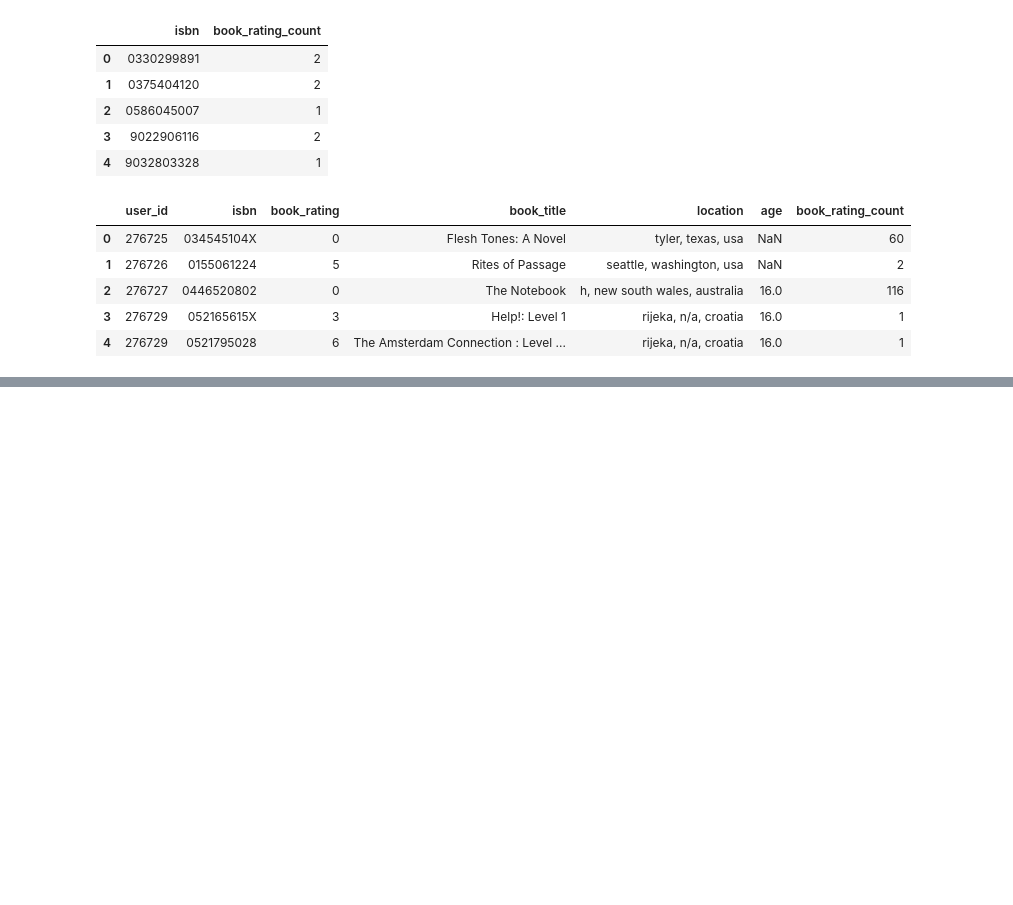
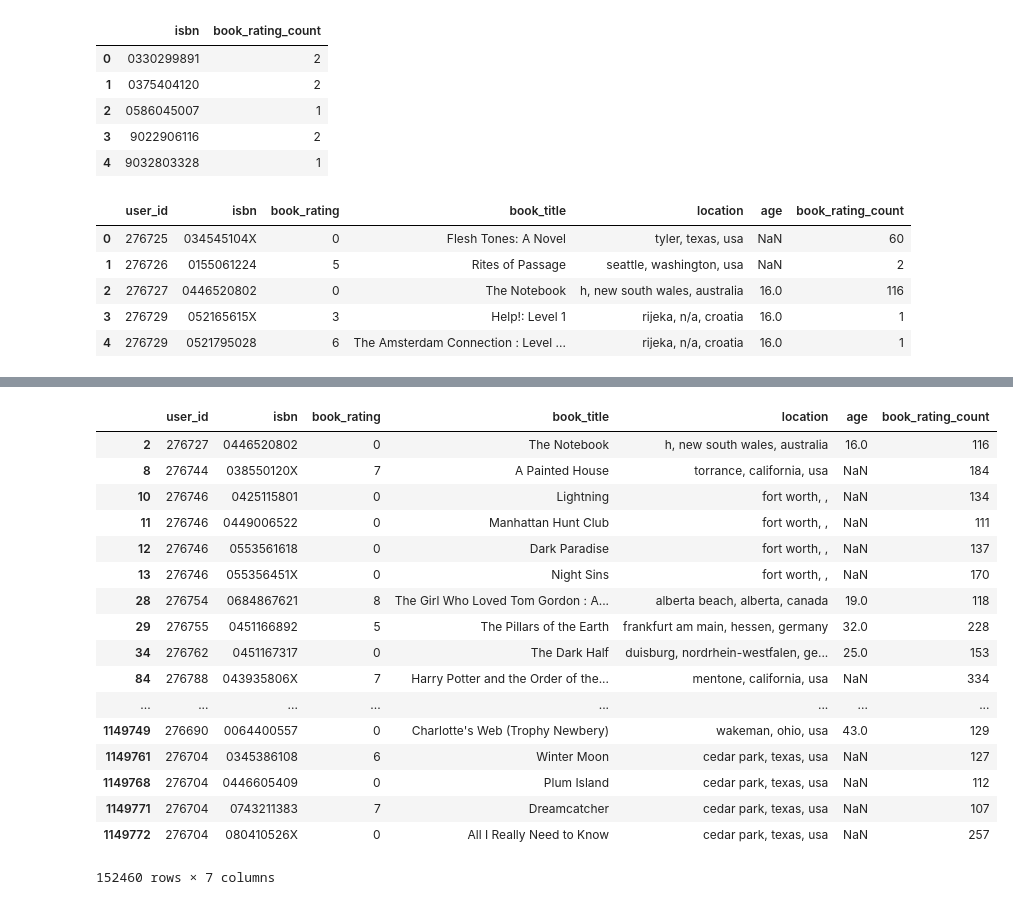
Before and after one commit to sammienjihia/data_science, a Jupyter notebook: knn_bookRecommender.ipynb, the cells around one changed output, grey strips where cells are left out. Saved outputs shown, nothing was run; the diff lists cells and outputs as text; code cells hidden in the pictures; blank space fills up the shorter version.

```diff
--- a/knn_bookRecommender.ipynb
+++ b/knn_bookRecommender.ipynb
@@ -334,0 +357,23 @@ pd_CombinedRateCount[['user_id', 'isbn', 'book_title', 'book_rating_count']][pd_
+# %%
+popularity_threshold = 90
+popular_books = pd_CombinedRateCount.query('book_rating_count >= @popularity_threshold')
+pd_CombinedRateCount[pd_CombinedRateCount['book_rating_count']>=90]
+# %% [output]
+|  | user_id | isbn | book_rating | book_title | location | age | book_rating_count |
+| 2 | 276727 | 0446520802 | 0 | The Notebook | h, new south wales, australia | 16.0 | 116 |
+| 8 | 276744 | 038550120X | 7 | A Painted House | torrance, california, usa | NaN | 184 |
+| 10 | 276746 | 0425115801 | 0 | Lightning | fort worth, , | NaN | 134 |
+| 11 | 276746 | 0449006522 | 0 | Manhattan Hunt Club | fort worth, , | NaN | 111 |
+| 12 | 276746 | 0553561618 | 0 | Dark Paradise | fort worth, , | NaN | 137 |
+| 13 | 276746 | 055356451X | 0 | Night Sins | fort worth, , | NaN | 170 |
+| 28 | 276754 | 0684867621 | 8 | The Girl Who Loved Tom Gordon : A... | alberta beach, alberta, canada | 19.0 | 118 |
+| 29 | 276755 | 0451166892 | 5 | The Pillars of the Earth | frankfurt am main, hessen, germany | 32.0 | 228 |
+| 34 | 276762 | 0451167317 | 0 | The Dark Half | duisburg, nordrhein-westfalen, ge... | 25.0 | 153 |
+| 84 | 276788 | 043935806X | 7 | Harry Potter and the Order of the... | mentone, california, usa | NaN | 334 |
+| ... | ... | ... | ... | ... | ... | ... | ... |
+| 1149749 | 276690 | 0064400557 | 0 | Charlotte's Web (Trophy Newbery) | wakeman, ohio, usa | 43.0 | 129 |
+| 1149761 | 276704 | 0345386108 | 6 | Winter Moon | cedar park, texas, usa | NaN | 127 |
+| 1149768 | 276704 | 0446605409 | 0 | Plum Island | cedar park, texas, usa | NaN | 112 |
+| 1149771 | 276704 | 0743211383 | 7 | Dreamcatcher | cedar park, texas, usa | NaN | 107 |
+| 1149772 | 276704 | 080410526X | 0 | All I Really Need to Know | cedar park, texas, usa | NaN | 257 |
+152460 rows × 7 columns
```
Also changed, not shown: parts of 4 cells of this notebook.
